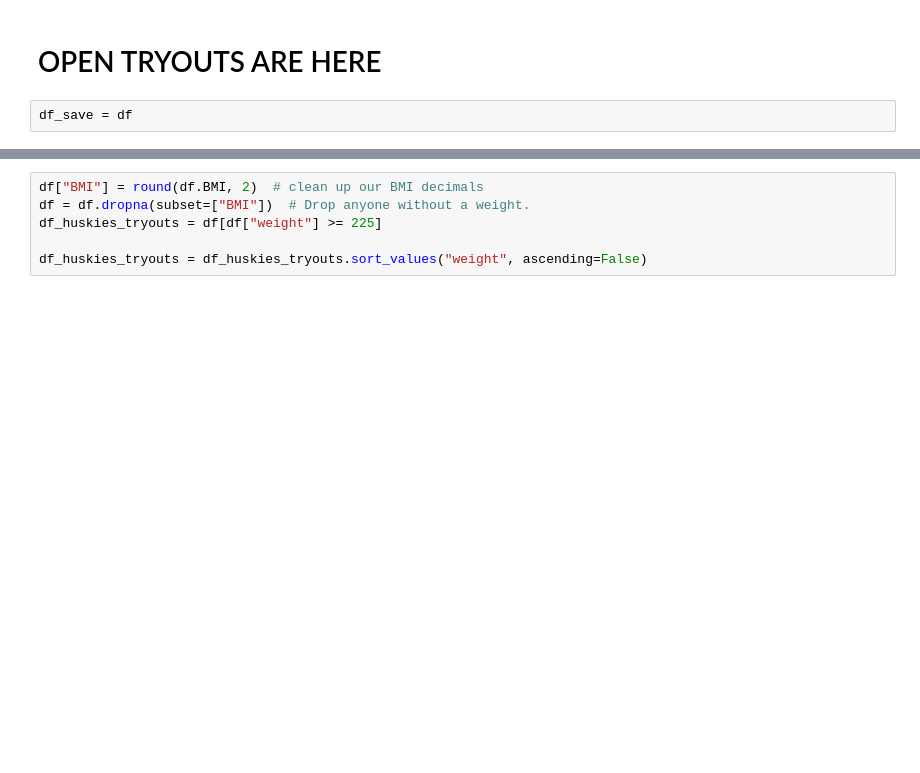
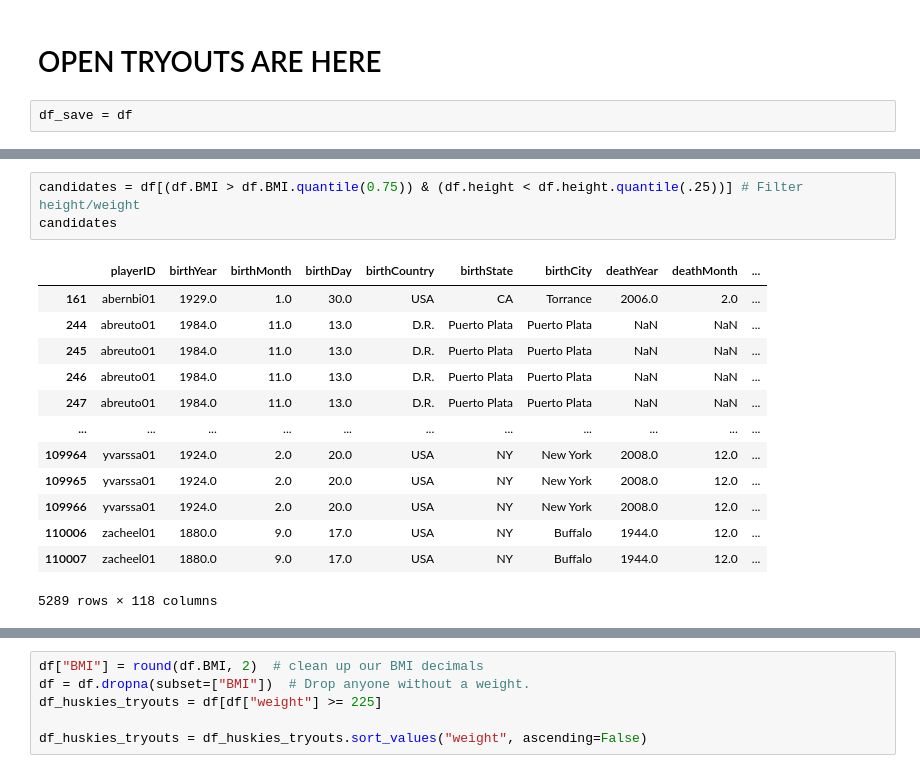
Before and after one commit to obverter/bmi-stars, a Jupyter notebook: Players.ipynb, the cells around one changed output, grey strips where cells are left out. Saved outputs shown, nothing was run; the diff lists cells and outputs as text; blank space fills up the shorter version.

```diff
--- a/Players.ipynb
+++ b/Players.ipynb
@@ -293,0 +409,17 @@ df_pitchers
+# %%
+candidates = df[(df.BMI > df.BMI.quantile(0.75)) & (df.height < df.height.quantile(.25))] # Filter height/weight
+candidates
+# %% [output]
+|  | playerID | birthYear | birthMonth | birthDay | birthCountry | birthState | birthCity | deathYear | deathMonth | ... |
+| 161 | abernbi01 | 1929.0 | 1.0 | 30.0 | USA | CA | Torrance | 2006.0 | 2.0 | ... |
+| 244 | abreuto01 | 1984.0 | 11.0 | 13.0 | D.R. | Puerto Plata | Puerto Plata | NaN | NaN | ... |
+| 245 | abreuto01 | 1984.0 | 11.0 | 13.0 | D.R. | Puerto Plata | Puerto Plata | NaN | NaN | ... |
+| 246 | abreuto01 | 1984.0 | 11.0 | 13.0 | D.R. | Puerto Plata | Puerto Plata | NaN | NaN | ... |
+| 247 | abreuto01 | 1984.0 | 11.0 | 13.0 | D.R. | Puerto Plata | Puerto Plata | NaN | NaN | ... |
+| ... | ... | ... | ... | ... | ... | ... | ... | ... | ... | ... |
+| 109964 | yvarssa01 | 1924.0 | 2.0 | 20.0 | USA | NY | New York | 2008.0 | 12.0 | ... |
+| 109965 | yvarssa01 | 1924.0 | 2.0 | 20.0 | USA | NY | New York | 2008.0 | 12.0 | ... |
+| 109966 | yvarssa01 | 1924.0 | 2.0 | 20.0 | USA | NY | New York | 2008.0 | 12.0 | ... |
+| 110006 | zacheel01 | 1880.0 | 9.0 | 17.0 | USA | NY | Buffalo | 1944.0 | 12.0 | ... |
+| 110007 | zacheel01 | 1880.0 | 9.0 | 17.0 | USA | NY | Buffalo | 1944.0 | 12.0 | ... |
+5289 rows × 118 columns
```
Also changed, not shown: parts of 29 cells of this notebook.
